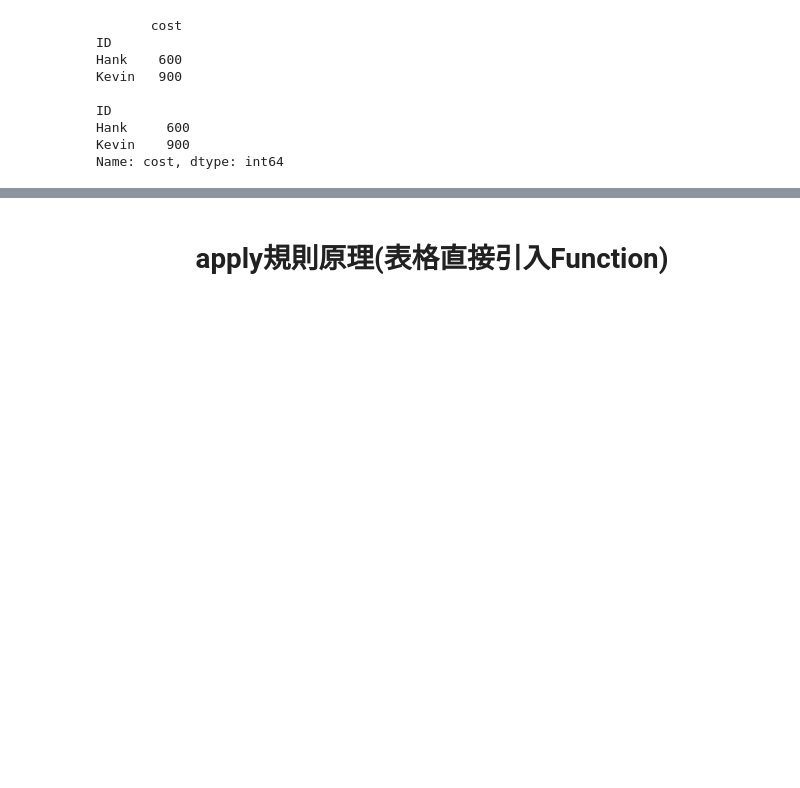
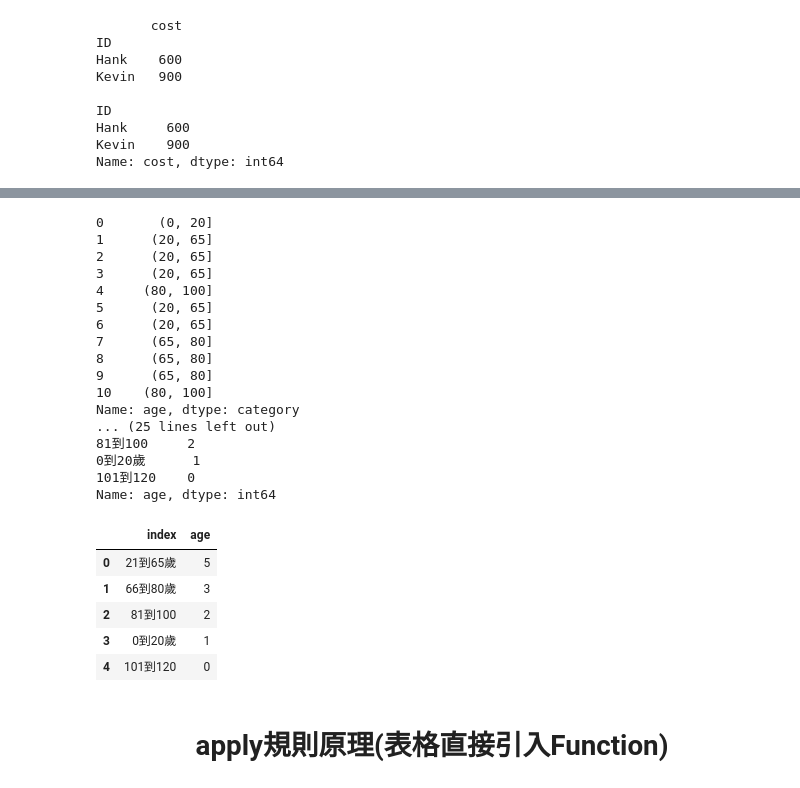
Before and after one commit to MaiKau/Pandas, a Jupyter notebook: Pandas(df).ipynb, the cells around one changed output, grey strips where cells are left out. Saved outputs shown, nothing was run; the diff lists cells and outputs as text; code cells hidden in the pictures; blank space fills up the shorter version.

```diff
--- a/Pandas(df).ipynb
+++ b/Pandas(df).ipynb
@@ -399,3 +423,44 @@ Name: cost, dtype: int64
+# %%
+rule = [0,20,65,80,100,120]
+rule_labels = ["0到20歲","21到65歲","66到80歲",'81到100','101到120']
+se1 = pd.cut(cut_df['age'], rule)
+se1_label = pd.cut(cut_df['age'], rule, labels = rule_labels)
+
+ser_to_df = pd.value_counts(se1_label).to_frame().reset_index()
+
+print(se1)
+print()
+print(se1_label)
+print()
+print(pd.value_counts(se1))
+print()
+print(pd.value_counts(se1_label))
+print()
+ser_to_df
+# %% [output]
+0       (0, 20]
+1      (20, 65]
+2      (20, 65]
+3      (20, 65]
+4     (80, 100]
+5      (20, 65]
+6      (20, 65]
+7      (65, 80]
+8      (65, 80]
+9      (65, 80]
+10    (80, 100]
+Name: age, dtype: category
+... (25 lines left out)
+81到100     2
+0到20歲      1
+101到120    0
+Name: age, dtype: int64
+|  | index | age |
+| 0 | 21到65歲 | 5 |
+| 1 | 66到80歲 | 3 |
+| 2 | 81到100 | 2 |
+| 3 | 0到20歲 | 1 |
+| 4 | 101到120 | 0 |
 # %% [markdown]
 <h1><center>apply規則原理(表格直接引入Function)</center></h1>
 # %%
```
Also changed, not shown: parts of 7 cells of this notebook.
